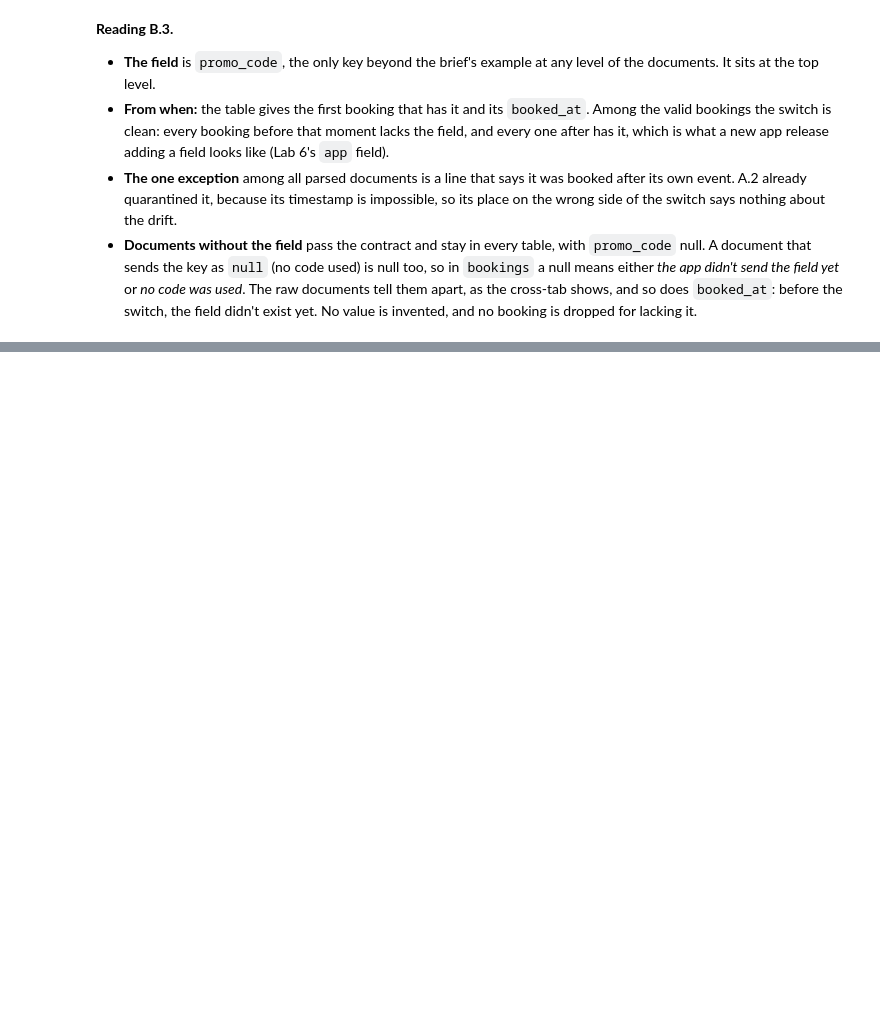
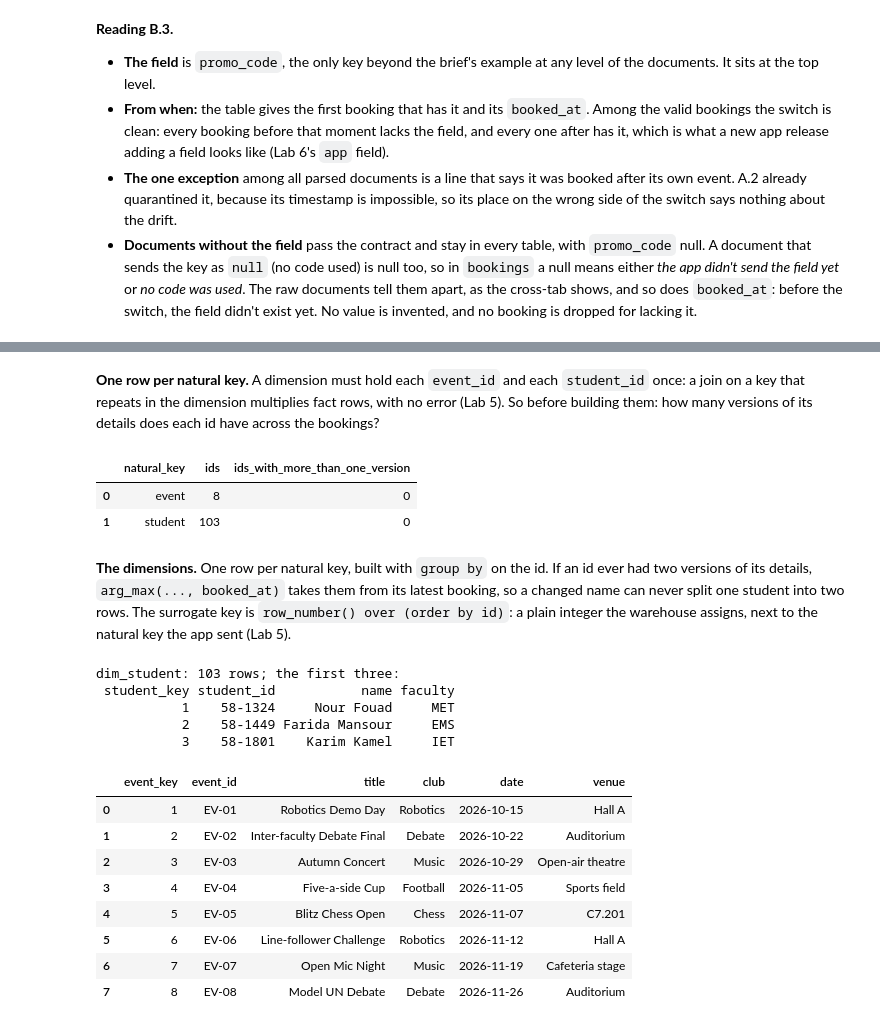
Before and after one commit to DanEhab/daniel-ehab_58-3825_MET-02_task2, a Jupyter notebook: task2.ipynb, the cells around one changed output, grey strips where cells are left out. Cells and saved outputs as stored; diff of their text form; code cells hidden in the pictures; blank space fills up the shorter version.

Commit message:
Part C.1-C.2: star schema in DuckDB with surrogate keys

```diff
--- a/task2.ipynb
+++ b/task2.ipynb
@@ -1072,0 +1089,9 @@ promo_code values in bookings: {'None': 172, "'CLUB10'": 47, "'EARLY'": 40}
+# %%
+print("a fresh connection's time zone on this computer:", duckdb.connect().sql("select current_setting('TimeZone')").fetchone()[0])
+
+con = duckdb.connect()  # in memory
+con.sql("SET TimeZone = 'UTC'")
+con.register("bookings", bookings)
+con.register("booking_tickets", booking_tickets)
+print("this notebook's connection:", con.sql("select current_setting('TimeZone')").fetchone()[0])
+con.sql("describe bookings").df()[["column_name", "column_type"]].T
@@ -1072,0 +1104,61 @@ promo_code values in bookings: {'None': 172, "'CLUB10'": 47, "'EARLY'": 40}
+# %% [markdown]
+**One row per natural key.** A dimension must hold each `event_id` and each `student_id` once: a join on a key that repeats in the dimension multiplies fact rows, with no error (Lab 5). So before building them: how many versions of its details does each id have across the bookings?
+# %%
+con.sql("""
+    select 'event' as natural_key, count(*) as ids, count(*) filter (where versions > 1) as ids_with_more_than_one_version
+    from (select event_id, count(distinct (event_title, event_club, event_date, event_venue)) as versions
+          from bookings group by event_id)
+    union all
+    select 'student', count(*), count(*) filter (where versions > 1)
+    from (select student_id, count(distinct (student_name, student_faculty)) as versions
+          from bookings group by student_id)
+""").df()
+# %% [output]
+|  | natural_key | ids | ids_with_more_than_one_version |
+| 0 | event | 8 | 0 |
+| 1 | student | 103 | 0 |
+# %% [markdown]
+**The dimensions.** One row per natural key, built with `group by` on the id. If an id ever had two versions of its details, `arg_max(..., booked_at)` takes them from its latest booking, so a changed name can never split one student into two rows. The surrogate key is `row_number() over (order by id)`: a plain integer the warehouse assigns, next to the natural key the app sent (Lab 5).
+# %%
+con.sql("""
+    create or replace table dim_event as
+    select row_number() over (order by event_id) as event_key,
+           event_id,
+           arg_max(event_title, booked_at) as title,
+           arg_max(event_club, booked_at)  as club,
+           arg_max(event_date, booked_at)  as date,
+           arg_max(event_venue, booked_at) as venue
+    from bookings
+    group by event_id
+    order by event_key
+""")
+
+con.sql("""
+    create or replace table dim_student as
+    select row_number() over (order by student_id) as student_key,
+           student_id,
+           arg_max(student_name, booked_at)    as name,
+           arg_max(student_faculty, booked_at) as faculty
+    from bookings
+    group by student_id
+    order by student_key
+""")
+
+print("dim_student:", con.sql("select count(*) from dim_student").fetchone()[0], "rows; the first three:")
+print(con.sql("select * from dim_student order by student_key limit 3").df().to_string(index=False), "\n")
+con.sql("select * from dim_event order by event_key").df()
+# %% [output]
+dim_student: 103 rows; the first three:
+ student_key student_id           name faculty
+           1    58-1324     Nour Fouad     MET
+           2    58-1449 Farida Mansour     EMS
+           3    58-1801    Karim Kamel     IET
+|  | event_key | event_id | title | club | date | venue |
+| 0 | 1 | EV-01 | Robotics Demo Day | Robotics | 2026-10-15 | Hall A |
+| 1 | 2 | EV-02 | Inter-faculty Debate Final | Debate | 2026-10-22 | Auditorium |
+| 2 | 3 | EV-03 | Autumn Concert | Music | 2026-10-29 | Open-air theatre |
+| 3 | 4 | EV-04 | Five-a-side Cup | Football | 2026-11-05 | Sports field |
+| 4 | 5 | EV-05 | Blitz Chess Open | Chess | 2026-11-07 | C7.201 |
+| 5 | 6 | EV-06 | Line-follower Challenge | Robotics | 2026-11-12 | Hall A |
+| 6 | 7 | EV-07 | Open Mic Night | Music | 2026-11-19 | Cafeteria stage |
+| 7 | 8 | EV-08 | Model UN Debate | Debate | 2026-11-26 | Auditorium |
```
Also changed, not shown: parts of 10 cells of this notebook.
